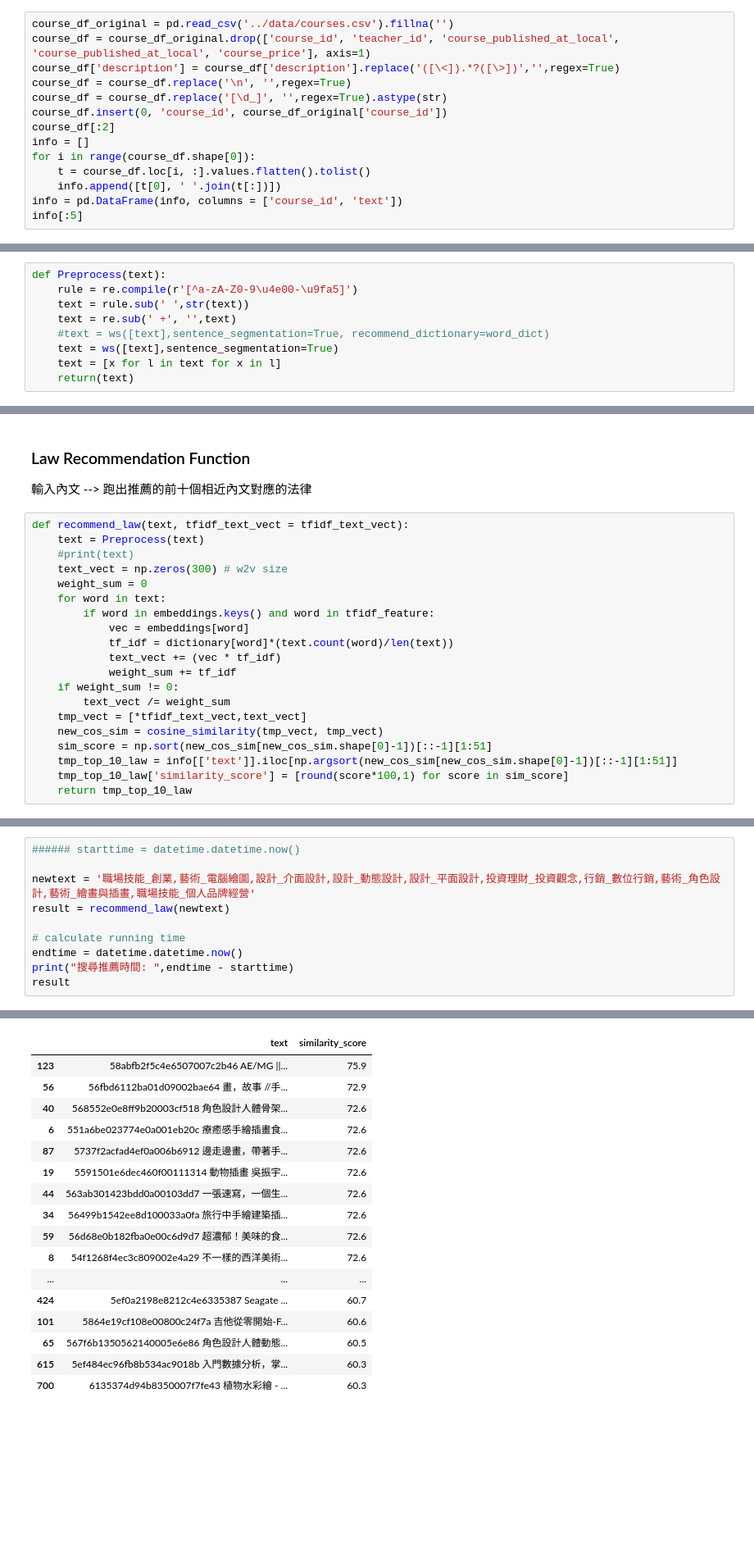
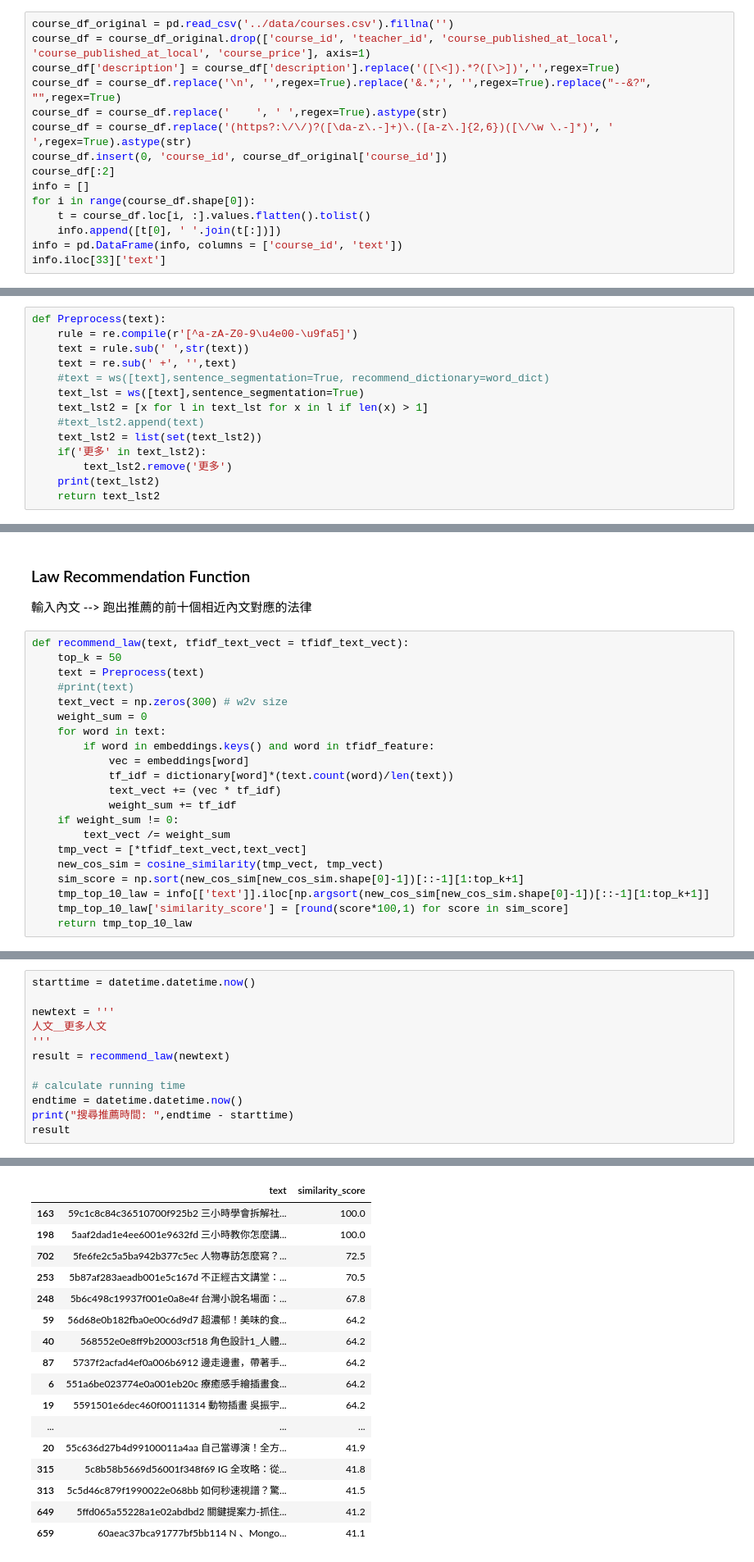
Before and after one commit to ianyang66/ADLFinal, a Jupyter notebook: possible_solution/tfidf_with_Pretrained_WordsEmbedding.ipynb.ipynb, the cells around one changed output, grey strips where cells are left out. Shown: that part at 82% size. Drawn from its saved outputs; the diff is of its cells as text; blank space fills up the shorter version.

```diff
--- a/possible_solution/tfidf_with_Pretrained_WordsEmbedding.ipynb.ipynb
+++ b/possible_solution/tfidf_with_Pretrained_WordsEmbedding.ipynb.ipynb
@@ -65,8 +45,9 @@ d = vector_list.shape[1]
 course_df_original = pd.read_csv('../data/courses.csv').fillna('')
 course_df = course_df_original.drop(['course_id', 'teacher_id', 'course_published_at_local', 'course_published_at_local', 'course_price'], axis=1)
 course_df['description'] = course_df['description'].replace('([\<]).*?([\>])','',regex=True)
-course_df = course_df.replace('\n', '',regex=True)
-course_df = course_df.replace('[\d_]', '',regex=True).astype(str)
+course_df = course_df.replace('\n', '',regex=True).replace('&.*;', '',regex=True).replace("--&?", "",regex=True)
+course_df = course_df.replace('    ', ' ',regex=True).astype(str)
+course_df = course_df.replace('(https?:\/\/)?([\da-z\.-]+)\.([a-z\.]{2,6})([\/\w \.-]*)', ' ',regex=True).astype(str)
 course_df.insert(0, 'course_id', course_df_original['course_id'])
 course_df[:2]
 info = []
@@ -74,5 +55,5 @@ for i in range(course_df.shape[0]):
     t = course_df.loc[i, :].values.flatten().tolist()
     info.append([t[0], ' '.join(t[:])])
 info = pd.DataFrame(info, columns = ['course_id', 'text'])
-info[:5]
+info.iloc[33]['text']
 # %% [output]
@@ -113,9 +85,14 @@ def Preprocess(text):
     text = rule.sub(' ',str(text))
     text = re.sub(' +', '',text)
     #text = ws([text],sentence_segmentation=True, recommend_dictionary=word_dict)
-    text = ws([text],sentence_segmentation=True)
-    text = [x for l in text for x in l]
-    return(text)
+    text_lst = ws([text],sentence_segmentation=True)
+    text_lst2 = [x for l in text_lst for x in l if len(x) > 1]
+    #text_lst2.append(text)
+    text_lst2 = list(set(text_lst2))
+    if('更多' in text_lst2):
+        text_lst2.remove('更多')
+    print(text_lst2)
+    return text_lst2
 # %% [markdown]
 ### Calculate TF-IDF Weighted Word Embedding
 # %%
@@ -149,6 +126,7 @@ print("建立模型時間: ",endtime - starttime)
 輸入內文 --> 跑出推薦的前十個相近內文對應的法律
 # %%
 def recommend_law(text, tfidf_text_vect = tfidf_text_vect):
+    top_k = 50
     text = Preprocess(text)
     #print(text)
     text_vect = np.zeros(300) # w2v size
@@ -163,7 +141,7 @@ def recommend_law(text, tfidf_text_vect = tfidf_text_vect):
         text_vect /= weight_sum
     tmp_vect = [*tfidf_text_vect,text_vect]
     new_cos_sim = cosine_similarity(tmp_vect, tmp_vect)
-    sim_score = np.sort(new_cos_sim[new_cos_sim.shape[0]-1])[::-1][1:51]
-    tmp_top_10_law = info[['text']].iloc[np.argsort(new_cos_sim[new_cos_sim.shape[0]-1])[::-1][1:51]]
+    sim_score = np.sort(new_cos_sim[new_cos_sim.shape[0]-1])[::-1][1:top_k+1]
+    tmp_top_10_law = info[['text']].iloc[np.argsort(new_cos_sim[new_cos_sim.shape[0]-1])[::-1][1:top_k+1]]
     tmp_top_10_law['similarity_score'] = [round(score*100,1) for score in sim_score]
     return tmp_top_10_law
@@ -176,7 +151,9 @@ def recommend_law(text, tfidf_text_vect = tfidf_text_vect):
 # %%
-###### starttime = datetime.datetime.now()
+starttime = datetime.datetime.now()
 
-newtext = '職場技能_創業,藝術_電腦繪圖,設計_介面設計,設計_動態設計,設計_平面設計,投資理財_投資觀念,行銷_數位行銷,藝術_角色設計,藝術_繪畫與插畫,職場技能_個人品牌經營'
+newtext = '''
+人文＿更多人文
+'''
 result = recommend_law(newtext)
 
 # calculate running time
@@ -188,19 +166,19 @@ result
 |  | text | similarity_score |
-| 123 | 58abfb2f5c4e6507007c2b46 AE/MG ||... | 75.9 |
-| 56 | 56fbd6112ba01d09002bae64 畫，故事 //手... | 72.9 |
-| 40 | 568552e0e8ff9b20003cf518 角色設計人體骨架... | 72.6 |
-| 6 | 551a6be023774e0a001eb20c 療癒感手繪插畫食... | 72.6 |
-| 87 | 5737f2acfad4ef0a006b6912 邊走邊畫，帶著手... | 72.6 |
-| 19 | 5591501e6dec460f00111314 動物插畫 吳振宇... | 72.6 |
-| 44 | 563ab301423bdd0a00103dd7 一張速寫，一個生... | 72.6 |
-| 34 | 56499b1542ee8d100033a0fa 旅行中手繪建築插... | 72.6 |
-| 59 | 56d68e0b182fba0e00c6d9d7 超濃郁！美味的食... | 72.6 |
-| 8 | 54f1268f4ec3c809002e4a29 不一樣的西洋美術... | 72.6 |
+| 163 | 59c1c8c84c36510700f925b2 三小時學會拆解社... | 100.0 |
+| 198 | 5aaf2dad1e4ee6001e9632fd 三小時教你怎麼講... | 100.0 |
+| 702 | 5fe6fe2c5a5ba942b377c5ec 人物專訪怎麼寫？... | 72.5 |
+| 253 | 5b87af283aeadb001e5c167d 不正經古文講堂：... | 70.5 |
+| 248 | 5b6c498c19937f001e0a8e4f 台灣小說名場面：... | 67.8 |
+| 59 | 56d68e0b182fba0e00c6d9d7 超濃郁！美味的食... | 64.2 |
+| 40 | 568552e0e8ff9b20003cf518 角色設計1_人體... | 64.2 |
+| 87 | 5737f2acfad4ef0a006b6912 邊走邊畫，帶著手... | 64.2 |
+| 6 | 551a6be023774e0a001eb20c 療癒感手繪插畫食... | 64.2 |
+| 19 | 5591501e6dec460f00111314 動物插畫 吳振宇... | 64.2 |
 | ... | ... | ... |
-| 424 | 5ef0a2198e8212c4e6335387 Seagate ... | 60.7 |
-| 101 | 5864e19cf108e00800c24f7a 吉他從零開始-F... | 60.6 |
-| 65 | 567f6b1350562140005e6e86 角色設計人體動態... | 60.5 |
-| 615 | 5ef484ec96fb8b534ac9018b 入門數據分析，掌... | 60.3 |
-| 700 | 6135374d94b8350007f7fe43 植物水彩繪 - ... | 60.3 |
+| 20 | 55c636d27b4d99100011a4aa 自己當導演！全方... | 41.9 |
+| 315 | 5c8b58b5669d56001f348f69 IG 全攻略：從... | 41.8 |
+| 313 | 5c5d46c879f1990022e068bb 如何秒速視譜？驚... | 41.5 |
+| 649 | 5ffd065a55228a1e02abdbd2 關鍵提案力-抓住... | 41.2 |
+| 659 | 60aeac37bca91777bf5bb114 N 、Mongo... | 41.1 |
 # %%
 users = pd.read_csv('../data/users.csv').fillna('')
```
Also changed, not shown: parts of 11 cells of this notebook, 1 other file.
